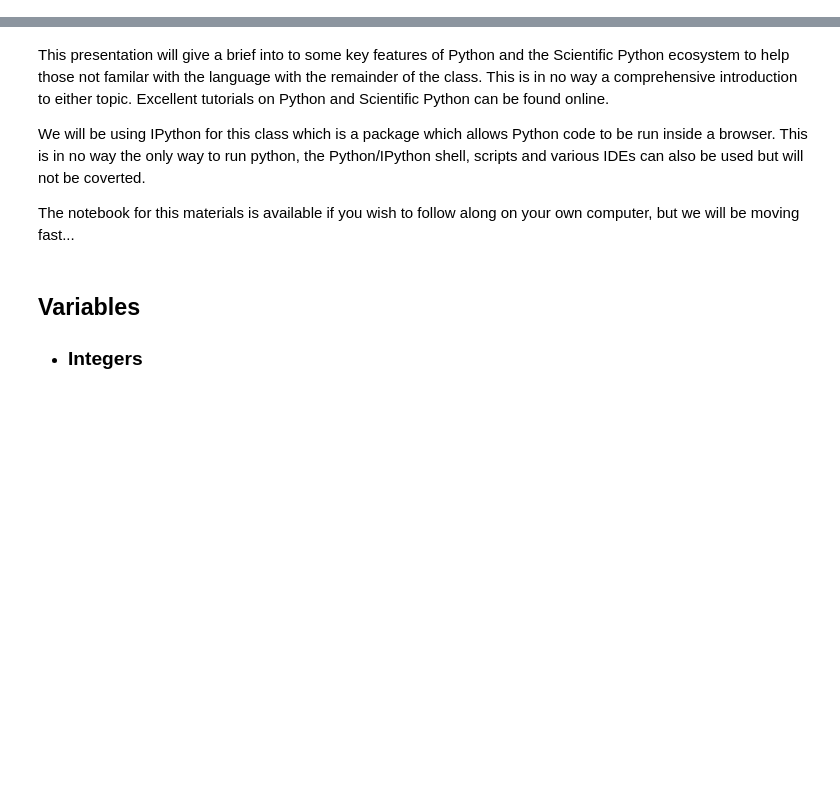
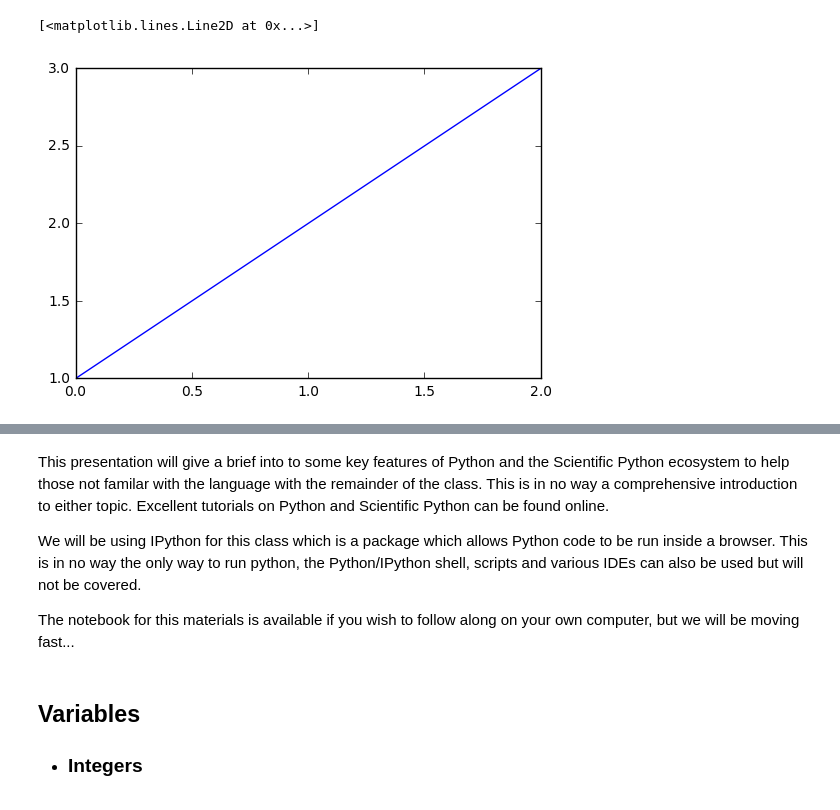
Before and after one commit to gamaanderson/2017-AMS-Short-Course-on-Open-Source-Radar-Software, a Jupyter notebook: 3_Intro_to_Python_and_SciPy.ipynb, the cells around one changed output, grey strips where cells are left out. Saved outputs shown, nothing was run; the diff lists cells and outputs as text; code cells hidden in the pictures; blank space fills up the shorter version.

```diff
--- a/3_Intro_to_Python_and_SciPy.ipynb
+++ b/3_Intro_to_Python_and_SciPy.ipynb
@@ -1,3 +31,8 @@
+# %%
+plt.plot([1,2,3])
+# %% [output]
+[<matplotlib.lines.Line2D at 0x...>]
+[figure, added]
 # %% [markdown]
 <img class="logo" src="images/python-logo.png" height=100 align='right'/>
 
@@ -13,7 +48,7 @@
 # %% [markdown]
 This presentation will give a brief into to some key features of Python and the Scientific Python ecosystem to help those not familar with the language with the remainder of the class.  This is in no way a comprehensive introduction to either topic.  Excellent tutorials on Python and Scientific Python can be found online.
 
-We will be using IPython for this class which is a package which allows Python code to be run inside a browser.  This is in no way the only way to run python, the Python/IPython shell, scripts and various IDEs can also be used but will not be coverted.
+We will be using IPython for this class which is a package which allows Python code to be run inside a browser.  This is in no way the only way to run python, the Python/IPython shell, scripts and various IDEs can also be used but will not be covered.
 
 The notebook for this materials is available if you wish to follow along on your own computer, but we will be moving fast...
 # %% [markdown]
```
Also changed, not shown: parts of 75 cells of this notebook, 8 other files.
